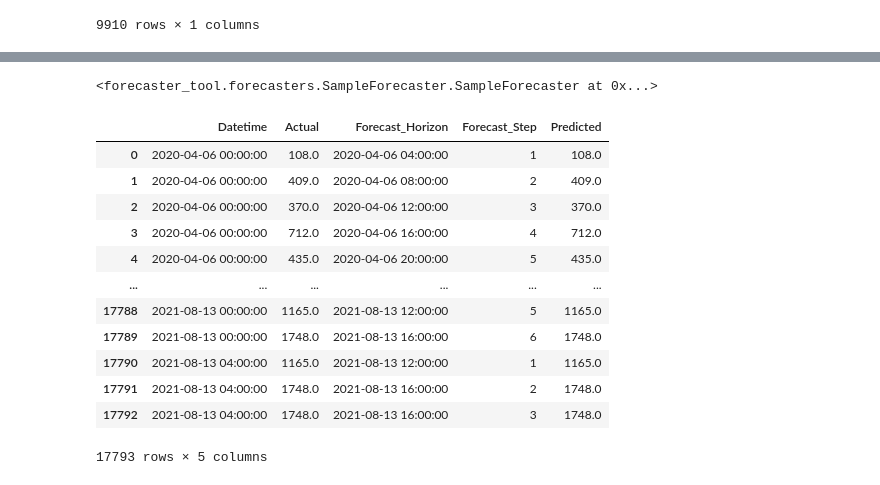
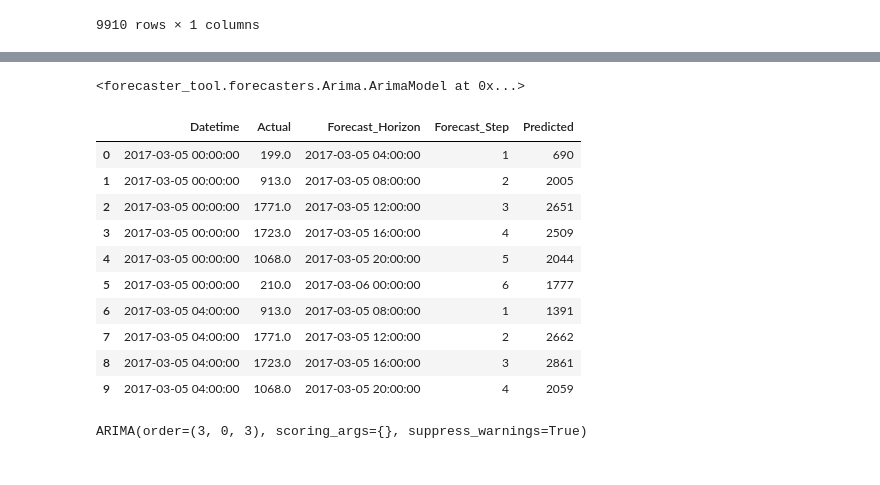
Before and after one commit to wang-yiche/DS5500-Project, a Jupyter notebook: Untitled.ipynb, the cells around one changed output, grey strips where cells are left out. Cells and saved outputs as stored; diff of their text form; code cells hidden in the pictures.

Commit message:
add ARIMA model, update example notebook

```diff
--- a/Untitled.ipynb
+++ b/Untitled.ipynb
@@ -9,7 +9,7 @@ import forecaster_tool.forecast_tool as ft
 # %%
 tool = ft.ForecasterTool()
 # %%
-data = tool.load_data(file_path + 'NYC_subway_traffic_2017-2021.csv', 1,
+data = tool.load_data(file_path + 'NYC_subway_traffic_2017-2021.csv', unique_id = 1,
                       target = 'Entries',features = [], freq = '4h')
 # %%
 data
@@ -27,5 +27,3 @@ data
 | 2021-08-13 12:00:00 | 1165.0 |
 | 2021-08-13 16:00:00 | 1748.0 |
 9910 rows × 1 columns
-# %%
-tool.train_test_split(test_ratio=0.3)
@@ -50,22 +30,27 @@ tool.train_test_split(test_ratio=0.3)
+# %%
+train, test = tool.train_test_split(train_start_date='2017-02-04', train_end_date='2017-03-04',
+                         test_start_date='2017-03-05', test_end_date='2017-03-08')
 # %%
-tool.create_forecaster('SampleForecaster', forecast_steps = 6,arg2 = 1)
+tool.create_forecaster('Arima', forecast_steps = 6)
 # %% [output]
-<forecaster_tool.forecasters.SampleForecaster.SampleForecaster at 0x...>
+<forecaster_tool.forecasters.Arima.ArimaModel at 0x...>
 # %%
-d = tool.fit()
+d, model = tool.fit()
 # %%
-d
+d.head(10)
 # %% [output]
 |  | Datetime | Actual | Forecast_Horizon | Forecast_Step | Predicted |
-| 0 | 2020-04-06 00:00:00 | 108.0 | 2020-04-06 04:00:00 | 1 | 108.0 |
-| 1 | 2020-04-06 00:00:00 | 409.0 | 2020-04-06 08:00:00 | 2 | 409.0 |
-| 2 | 2020-04-06 00:00:00 | 370.0 | 2020-04-06 12:00:00 | 3 | 370.0 |
-| 3 | 2020-04-06 00:00:00 | 712.0 | 2020-04-06 16:00:00 | 4 | 712.0 |
-| 4 | 2020-04-06 00:00:00 | 435.0 | 2020-04-06 20:00:00 | 5 | 435.0 |
-| ... | ... | ... | ... | ... | ... |
-| 17788 | 2021-08-13 00:00:00 | 1165.0 | 2021-08-13 12:00:00 | 5 | 1165.0 |
-| 17789 | 2021-08-13 00:00:00 | 1748.0 | 2021-08-13 16:00:00 | 6 | 1748.0 |
-| 17790 | 2021-08-13 04:00:00 | 1165.0 | 2021-08-13 12:00:00 | 1 | 1165.0 |
-| 17791 | 2021-08-13 04:00:00 | 1748.0 | 2021-08-13 16:00:00 | 2 | 1748.0 |
-| 17792 | 2021-08-13 04:00:00 | 1748.0 | 2021-08-13 16:00:00 | 3 | 1748.0 |
+| 0 | 2017-03-05 00:00:00 | 199.0 | 2017-03-05 04:00:00 | 1 | 690 |
+| 1 | 2017-03-05 00:00:00 | 913.0 | 2017-03-05 08:00:00 | 2 | 2005 |
+| 2 | 2017-03-05 00:00:00 | 1771.0 | 2017-03-05 12:00:00 | 3 | 2651 |
+| 3 | 2017-03-05 00:00:00 | 1723.0 | 2017-03-05 16:00:00 | 4 | 2509 |
+| 4 | 2017-03-05 00:00:00 | 1068.0 | 2017-03-05 20:00:00 | 5 | 2044 |
+| 5 | 2017-03-05 00:00:00 | 210.0 | 2017-03-06 00:00:00 | 6 | 1777 |
+| 6 | 2017-03-05 04:00:00 | 913.0 | 2017-03-05 08:00:00 | 1 | 1391 |
+| 7 | 2017-03-05 04:00:00 | 1771.0 | 2017-03-05 12:00:00 | 2 | 2662 |
+| 8 | 2017-03-05 04:00:00 | 1723.0 | 2017-03-05 16:00:00 | 3 | 2861 |
+| 9 | 2017-03-05 04:00:00 | 1068.0 | 2017-03-05 20:00:00 | 4 | 2059 |
-17793 rows × 5 columns
+# %%
+model
+# %% [output]
+ARIMA(order=(3, 0, 3), scoring_args={}, suppress_warnings=True)
```
Also changed, not shown: parts of 3 cells of this notebook, 4 other files.
